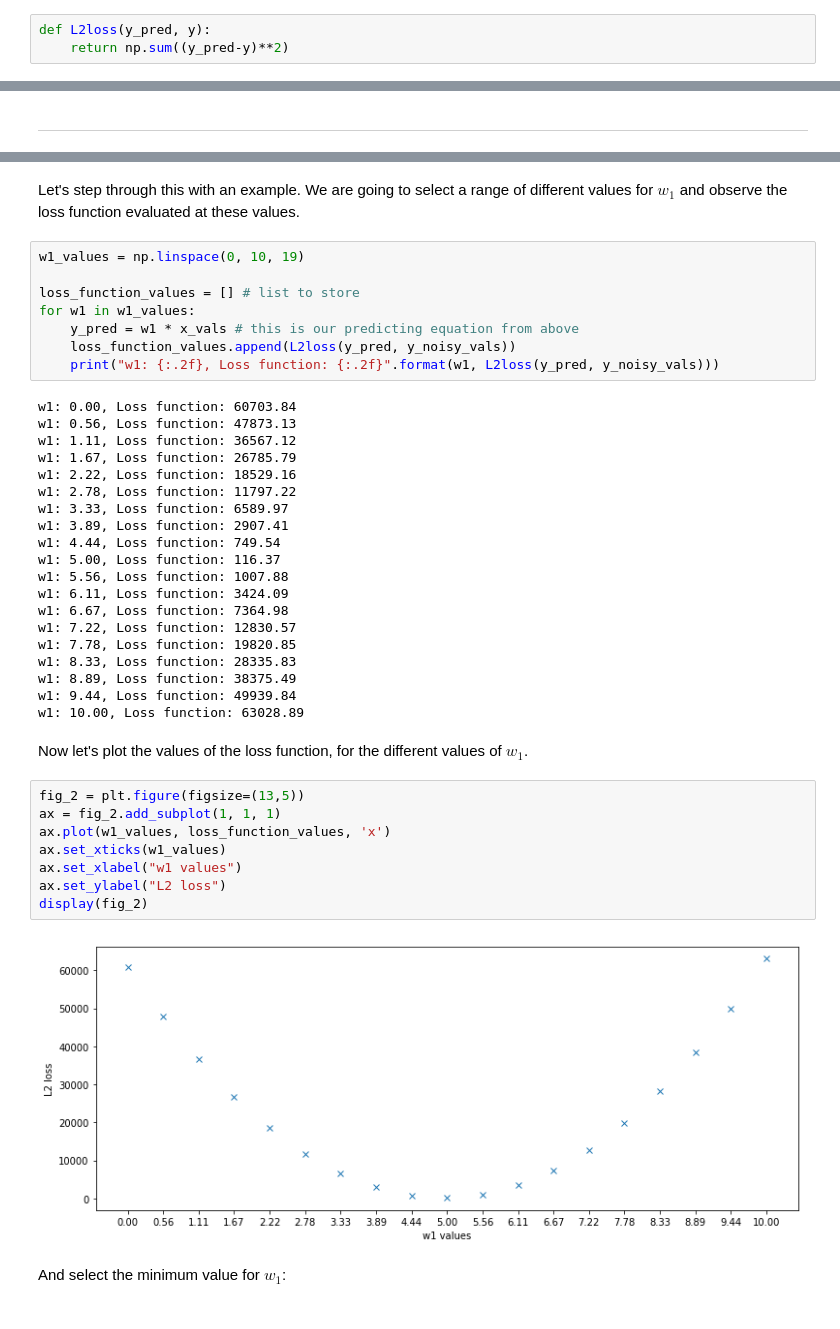
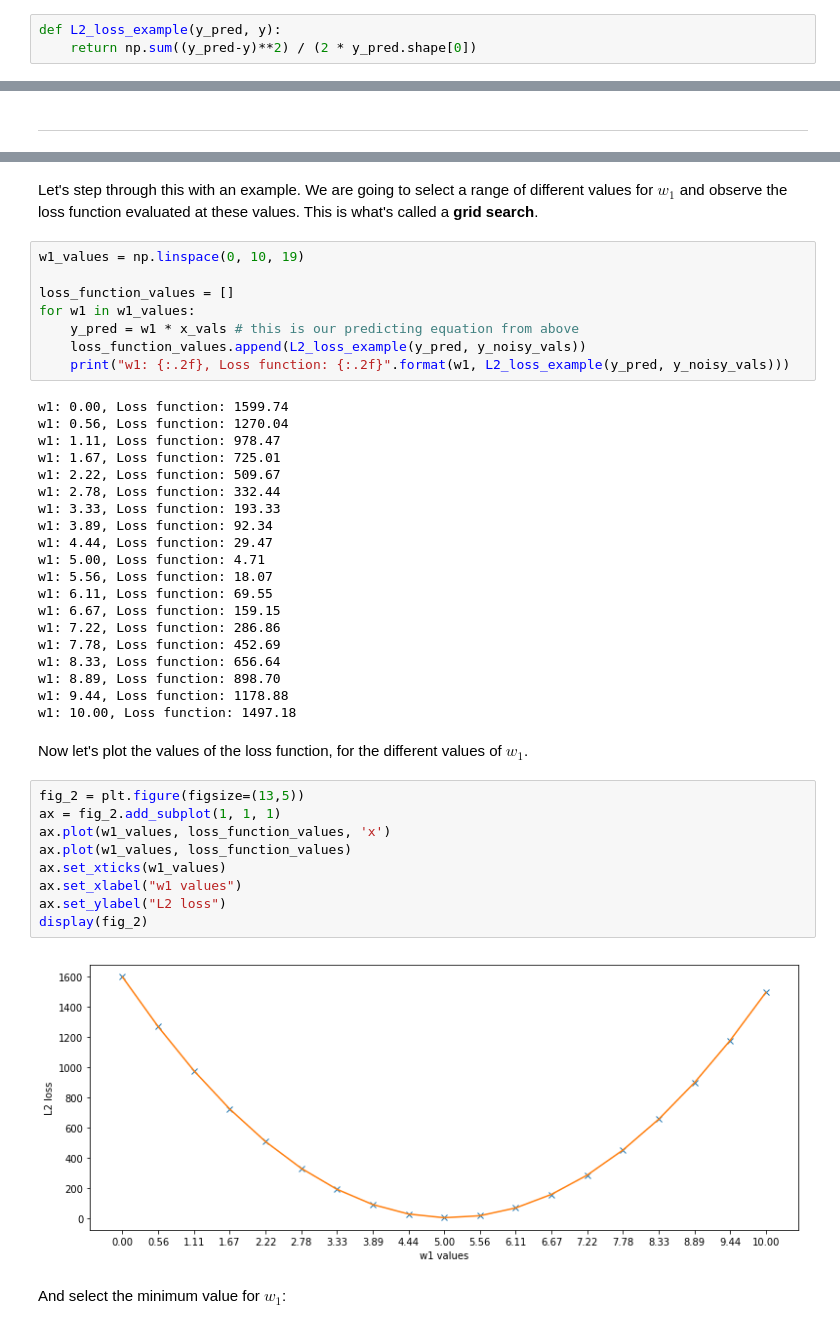
Before and after one commit to AxOpus/demos, a Jupyter notebook: lin_reg_tf_demo.ipynb, the cells around one changed output, grey strips where cells are left out. Drawn from its saved outputs; the diff is of its cells as text.

```diff
--- a/lin_reg_tf_demo.ipynb
+++ b/lin_reg_tf_demo.ipynb
@@ -63,8 +63,8 @@ $$\mathcal{L}_2 = \sum_{i=0}^{n}(y_i - \hat{y}_i)^2$$
 
 That is, for every input $x$, we take the squared difference between our prediction, $\hat{y}$, and the true value $y$, and sum these values. In code:
 # %%
-def L2loss(y_pred, y):
-    return np.sum((y_pred-y)**2)
+def L2_loss_example(y_pred, y):
+    return np.sum((y_pred-y)**2) / (2 * y_pred.shape[0])
 # %% [markdown]
 We want to minimise this loss. Let's pause for a moment, because we are going to introduce a very important concept: the loss function.
 # %% [markdown]
@@ -74,45 +74,46 @@ If we observe the equation above, we note that the L2 loss is itself a function!
 # %% [markdown]
-Let's step through this with an example. We are going to select a range of different values for $w_1$ and observe the loss function evaluated at these values.
+Let's step through this with an example. We are going to select a range of different values for $w_1$ and observe the loss function evaluated at these values. This is what's called a **grid search**.
 # %%
 w1_values = np.linspace(0, 10, 19)
 
-loss_function_values = [] # list to store
+loss_function_values = []
 for w1 in w1_values:
     y_pred = w1 * x_vals # this is our predicting equation from above
-    loss_function_values.append(L2loss(y_pred, y_noisy_vals))
-    print("w1: {:.2f}, Loss function: {:.2f}".format(w1, L2loss(y_pred, y_noisy_vals)))
+    loss_function_values.append(L2_loss_example(y_pred, y_noisy_vals))
+    print("w1: {:.2f}, Loss function: {:.2f}".format(w1, L2_loss_example(y_pred, y_noisy_vals)))
 # %% [output]
-w1: 0.00, Loss function: 60703.84
-w1: 0.56, Loss function: 47873.13
-w1: 1.11, Loss function: 36567.12
-w1: 1.67, Loss function: 26785.79
-w1: 2.22, Loss function: 18529.16
-w1: 2.78, Loss function: 11797.22
-w1: 3.33, Loss function: 6589.97
-w1: 3.89, Loss function: 2907.41
-w1: 4.44, Loss function: 749.54
-w1: 5.00, Loss function: 116.37
-w1: 5.56, Loss function: 1007.88
-w1: 6.11, Loss function: 3424.09
-w1: 6.67, Loss function: 7364.98
-w1: 7.22, Loss function: 12830.57
-w1: 7.78, Loss function: 19820.85
-w1: 8.33, Loss function: 28335.83
-w1: 8.89, Loss function: 38375.49
-w1: 9.44, Loss function: 49939.84
-w1: 10.00, Loss function: 63028.89
+w1: 0.00, Loss function: 1599.74
+w1: 0.56, Loss function: 1270.04
+w1: 1.11, Loss function: 978.47
+w1: 1.67, Loss function: 725.01
+w1: 2.22, Loss function: 509.67
+w1: 2.78, Loss function: 332.44
+w1: 3.33, Loss function: 193.33
+w1: 3.89, Loss function: 92.34
+w1: 4.44, Loss function: 29.47
+w1: 5.00, Loss function: 4.71
+w1: 5.56, Loss function: 18.07
+w1: 6.11, Loss function: 69.55
+w1: 6.67, Loss function: 159.15
+w1: 7.22, Loss function: 286.86
+w1: 7.78, Loss function: 452.69
+w1: 8.33, Loss function: 656.64
+w1: 8.89, Loss function: 898.70
+w1: 9.44, Loss function: 1178.88
+w1: 10.00, Loss function: 1497.18
 # %% [markdown]
 Now let's plot the values of the loss function, for the different values of $w_1$.
 # %%
 fig_2 = plt.figure(figsize=(13,5))
 ax = fig_2.add_subplot(1, 1, 1)
 ax.plot(w1_values, loss_function_values, 'x')
+ax.plot(w1_values, loss_function_values)
 ax.set_xticks(w1_values)
 ax.set_xlabel("w1 values")
 ax.set_ylabel("L2 loss")
 display(fig_2)
 # %% [output]
-[figure, old version]
+[figure, new version]
 # %% [markdown]
 And select the minimum value for $w_1$:
 # %%
```
Also changed, not shown: parts of 17 cells of this notebook.
